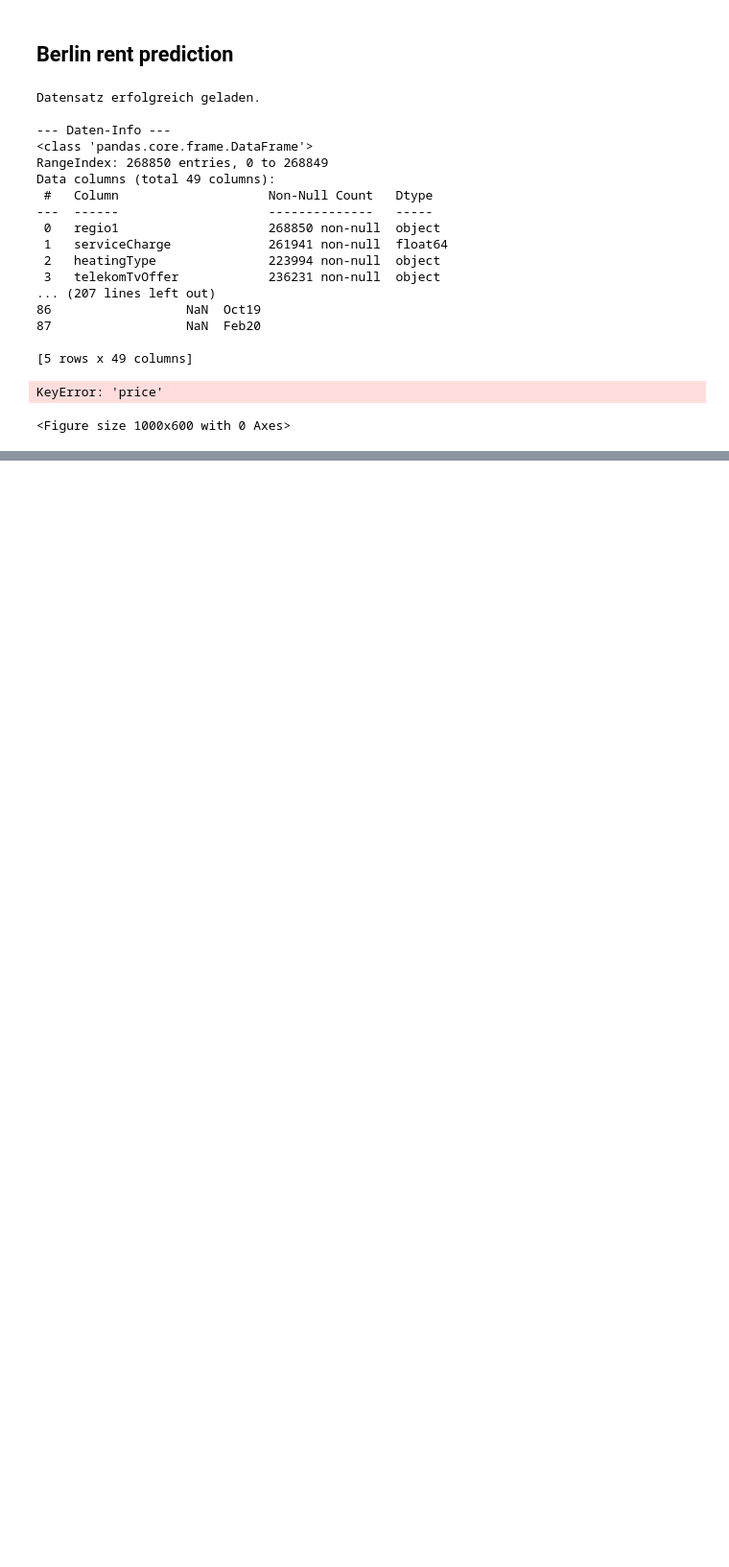
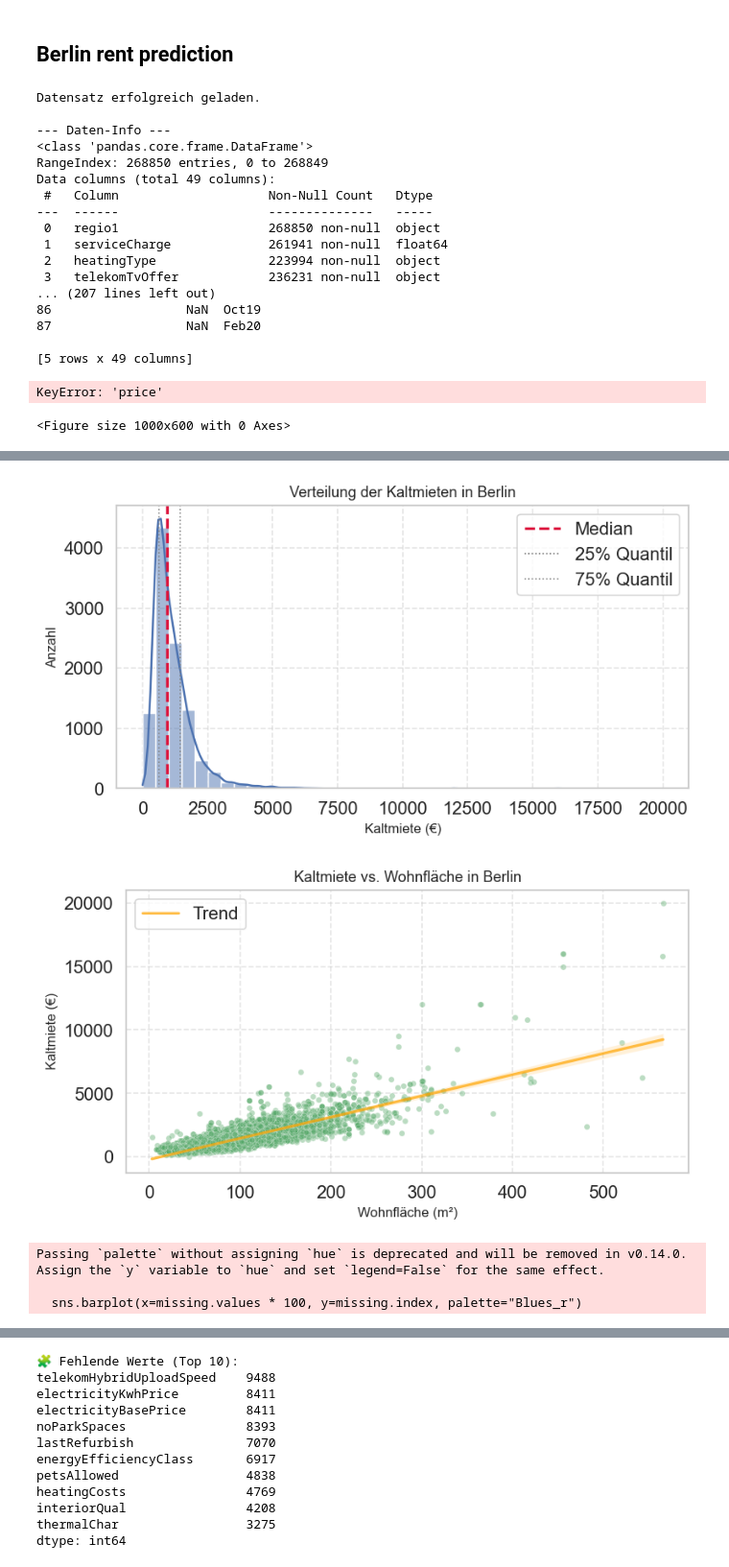
Before and after one commit to adnansalem1/berlin_rent_prediction, a Jupyter notebook: berlin_rent_prediction.ipynb, the cells around one changed output, grey strips where cells are left out. Shown at 96% size. Saved outputs shown, nothing was run; the diff lists cells and outputs as text; code cells hidden in the pictures; blank space fills up the shorter version.

Commit message:
Refactor Berlin rent prediction notebook: enhance data loading, filtering, and exploratory analysis

```diff
--- a/berlin_rent_prediction.ipynb
+++ b/berlin_rent_prediction.ipynb
@@ -258,0 +354,7 @@ Data columns (total 49 columns):
+# %%
+# 📁 Aufgabe 2: Daten laden
+try:
+    df = pd.read_csv('data/immo_data.csv')
+    print("✅ Datensatz erfolgreich geladen.")
+except FileNotFoundError:
+    print("❌ Fehler: 'immo_data.csv' nicht gefunden. Stelle sicher, dass die Datei im Ordner 'data/' liegt.")
@@ -258,0 +408,9 @@ Data columns (total 49 columns):
+# %%
+# 🗺️ Aufgabe 4: Filterung auf Berlin
+berlin_df = df[(df['regio2'] == 'Berlin') | (df['regio3'] == 'Berlin')]
+
+if berlin_df.empty:
+    print("\n⚠️ Keine Daten für Berlin gefunden.")
+else:
+    print(f"\n🏙️ Gefundene Einträge für Berlin: {len(berlin_df)}")
+    display(berlin_df.head().style.set_caption("Beispielhafte Berliner Einträge").background_gradient(cmap='PuBu'))
@@ -258,0 +426,47 @@ Data columns (total 49 columns):
+# %%
+# 📈 Aufgabe 5: Explorative Datenanalyse (EDA)
+#Kaltmieten-Verteilung – kompakter & mit Quantilen
+plt.figure(figsize=(7, 4))
+sns.histplot(berlin_df['baseRent'], bins=40, kde=True, color="#4C72B0")
+plt.title('Verteilung der Kaltmieten in Berlin', fontsize=11)
+plt.xlabel('Kaltmiete (€)', fontsize=10)
+plt.ylabel('Anzahl', fontsize=10)
+plt.axvline(berlin_df['baseRent'].median(), color='crimson', ls='--', lw=2, label='Median')
+plt.axvline(berlin_df['baseRent'].quantile(0.25), color='grey', ls=':', lw=1, label='25% Quantil')
+plt.axvline(berlin_df['baseRent'].quantile(0.75), color='grey', ls=':', lw=1, label='75% Quantil')
+plt.legend()
+plt.grid(True, linestyle='--', alpha=0.5)
+plt.tight_layout()
+plt.show()
+
+# Scatterplot Kaltmiete vs Wohnfläche – komprimiert & mit Trendlinie
+
+plt.figure(figsize=(7, 4))
+sns.scatterplot(x='livingSpace', y='baseRent', data=berlin_df, alpha=0.4, color="#55A868", edgecolor='w', s=18)
+sns.regplot(x='livingSpace', y='baseRent', data=berlin_df, scatter=False, color='orange', line_kws={'lw':2, 'alpha':0.7}, label='Trend')
+plt.title('Kaltmiete vs. Wohnfläche in Berlin', fontsize=11)
+plt.xlabel('Wohnfläche (m²)', fontsize=10)
+plt.ylabel('Kaltmiete (€)', fontsize=10)
+plt.grid(True, linestyle='--', alpha=0.5)
+plt.legend()
+plt.tight_layout()
+plt.show()
+
+#Fehlende Werte – Barplot
+
+missing = berlin_df.isnull().mean().sort_values(ascending=False).head(10)
+plt.figure(figsize=(7, 3.5))
+sns.barplot(x=missing.values * 100, y=missing.index, palette="Blues_r")
+plt.title("Top 10 Spalten mit fehlenden Werten (%)", fontsize=11)
+plt.xlabel("Anteil fehlender Werte (%)", fontsize=10)
+plt.tight_layout()
+plt.show()
+
+print("\n🧩 Fehlende Werte (Top 10):")
+print(berlin_df.isnull().sum().sort_values(ascending=False).head(10))
+# %% [output]
+[figure, added]
+[figure, added]
+Passing `palette` without assigning `hue` is deprecated and will be removed in v0.14.0. Assign the `y` variable to `hue` and set `legend=False` for the same effect.
+
+  sns.barplot(x=missing.values * 100, y=missing.index, palette="Blues_r")
@@ -258,0 +474,12 @@ Data columns (total 49 columns):
+🧩 Fehlende Werte (Top 10):
+telekomHybridUploadSpeed    9488
+electricityKwhPrice         8411
+electricityBasePrice        8411
+noParkSpaces                8393
+lastRefurbish               7070
+energyEfficiencyClass       6917
+petsAllowed                 4838
+heatingCosts                4769
+interiorQual                4208
+thermalChar                 3275
+dtype: int64
```
Also changed, not shown: parts of 11 cells of this notebook.
